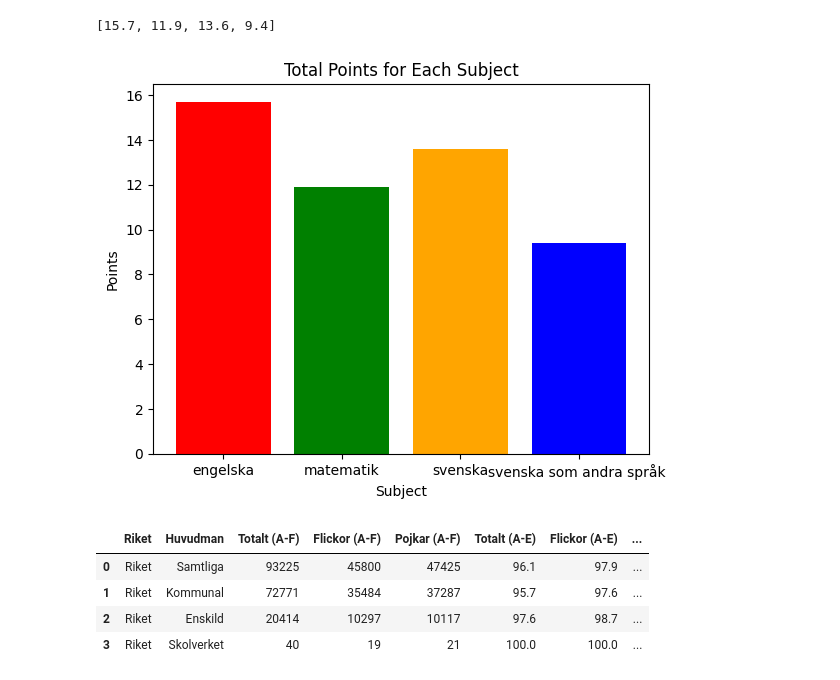
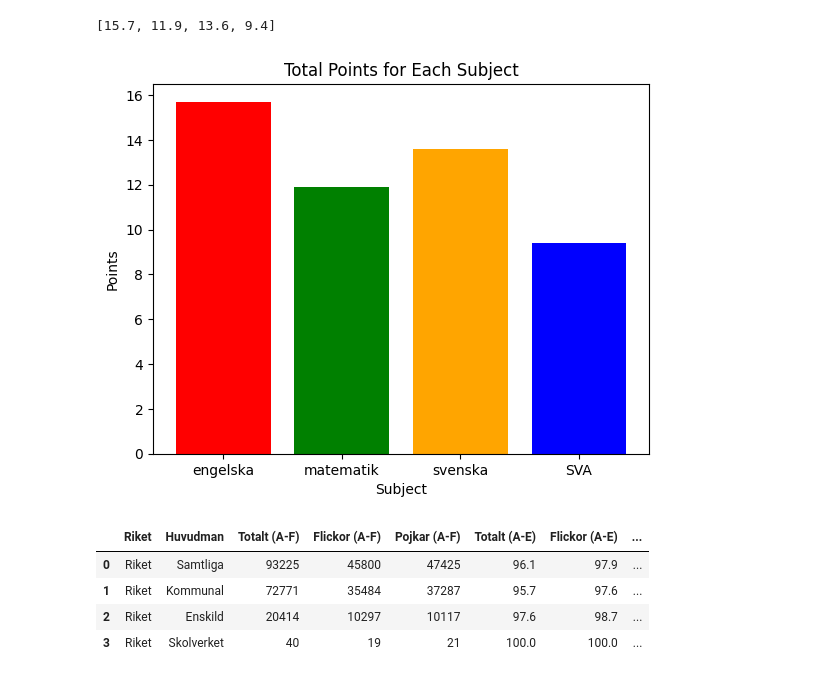
Before and after one commit to Zandri2k/Python-Sandra-Nilsson-OPA23, a Jupyter notebook: Labb_2/Labb_2.ipynb, the cells around one changed output. Drawn from its saved outputs; the diff is of its cells as text; code cells hidden in the pictures.

```diff
--- a/Labb_2/Labb_2.ipynb
+++ b/Labb_2/Labb_2.ipynb
@@ -184,15 +185,15 @@ total_point
 [15.7, 11.9, 13.6, 9.4]
 # %%
 colors = ["red", "green", "orange", "blue"] # sätterfärger på pelarna
-subject_names = ["engelska", "matematik", "svenska", "svenska som andra språk "] #försök till att sätta rätt ämne till pelaren
+subject_names = ["engelska", "matematik", "svenska", "SVA"] #försök till att sätta rätt ämne till pelaren
 # pd.Series(total_point).plot(kind="bar", x="", y="", xlabel= "subject", ylabel="Points", color=colors)
 plt.bar(subject_names, total_point, color=colors,)
 plt.xlabel("Subject")
 plt.ylabel("Points")
 plt.title("Total Points for Each Subject")
 plt.show()
 # %% [output]
-[figure, old version]
+[figure, new version]
 # %%
 df_subjects[2]
 # %% [output]
```
Also changed, not shown: parts of 8 cells of this notebook, 1 other file.
